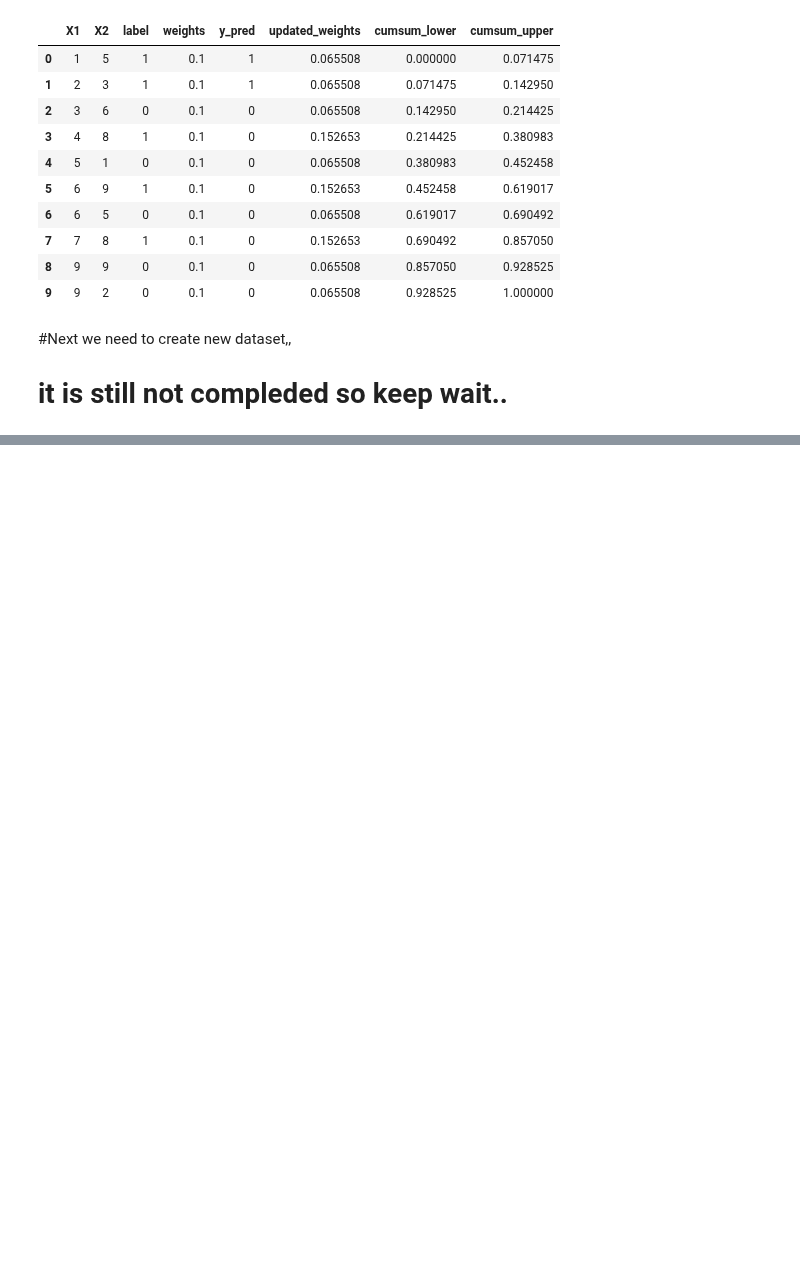
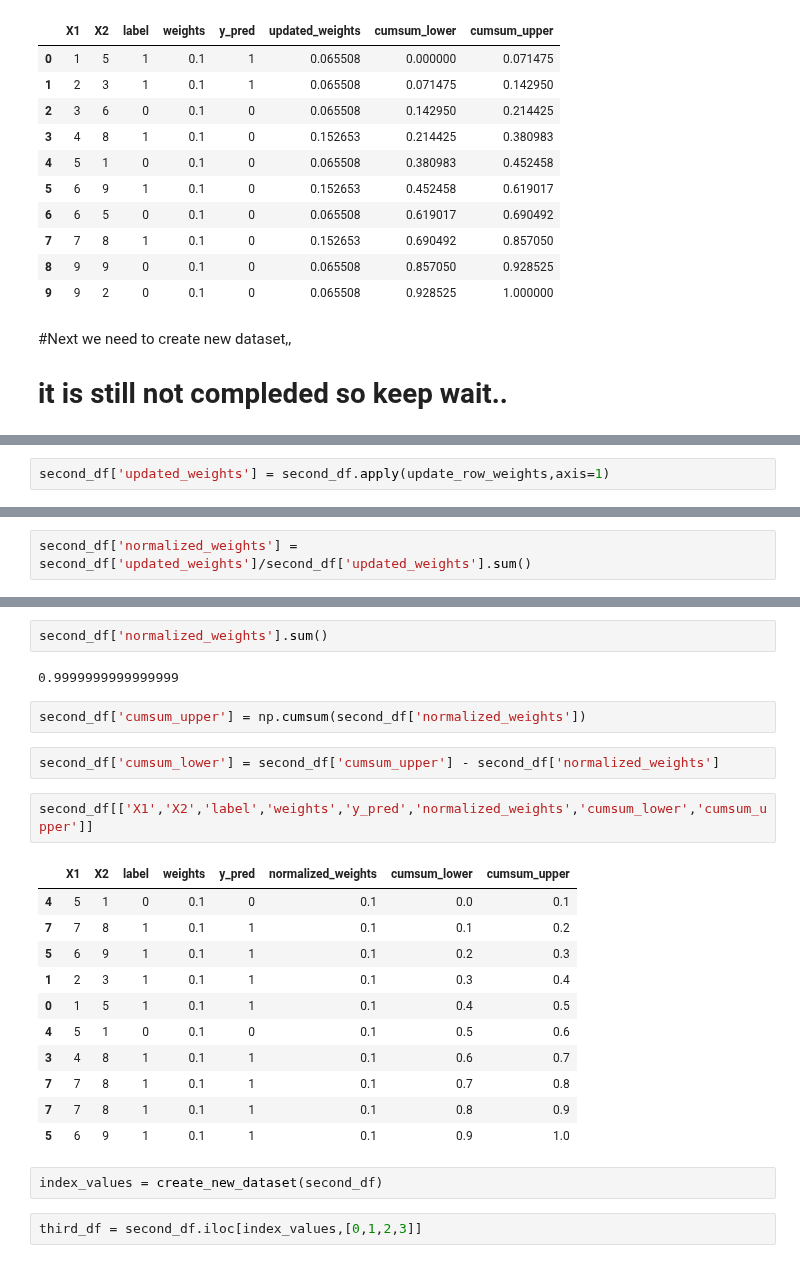
Before and after one commit to rocket0l4/ML-files, a Jupyter notebook: Ada_Boost.ipynb, the cells around one changed output, grey strips where cells are left out. Saved outputs shown, nothing was run; the diff lists cells and outputs as text; blank space fills up the shorter version.

```diff
--- a/Ada_Boost.ipynb
+++ b/Ada_Boost.ipynb
@@ -197,0 +296,2 @@ df[['X1','X2','label','weights','y_pred','updated_weights','cumsum_lower','cumsu
+# %%
+second_df['updated_weights'] = second_df.apply(update_row_weights,axis=1)
@@ -197,0 +314,2 @@ df[['X1','X2','label','weights','y_pred','updated_weights','cumsum_lower','cumsu
+# %%
+second_df['normalized_weights'] = second_df['updated_weights']/second_df['updated_weights'].sum()
@@ -197,0 +330,26 @@ df[['X1','X2','label','weights','y_pred','updated_weights','cumsum_lower','cumsu
+# %%
+second_df['normalized_weights'].sum()
+# %% [output]
+0.9999999999999999
+# %%
+second_df['cumsum_upper'] = np.cumsum(second_df['normalized_weights'])
+# %%
+second_df['cumsum_lower'] = second_df['cumsum_upper'] - second_df['normalized_weights']
+# %%
+second_df[['X1','X2','label','weights','y_pred','normalized_weights','cumsum_lower','cumsum_upper']]
+# %% [output]
+|  | X1 | X2 | label | weights | y_pred | normalized_weights | cumsum_lower | cumsum_upper |
+| 4 | 5 | 1 | 0 | 0.1 | 0 | 0.1 | 0.0 | 0.1 |
+| 7 | 7 | 8 | 1 | 0.1 | 1 | 0.1 | 0.1 | 0.2 |
+| 5 | 6 | 9 | 1 | 0.1 | 1 | 0.1 | 0.2 | 0.3 |
+| 1 | 2 | 3 | 1 | 0.1 | 1 | 0.1 | 0.3 | 0.4 |
+| 0 | 1 | 5 | 1 | 0.1 | 1 | 0.1 | 0.4 | 0.5 |
+| 4 | 5 | 1 | 0 | 0.1 | 0 | 0.1 | 0.5 | 0.6 |
+| 3 | 4 | 8 | 1 | 0.1 | 1 | 0.1 | 0.6 | 0.7 |
+| 7 | 7 | 8 | 1 | 0.1 | 1 | 0.1 | 0.7 | 0.8 |
+| 7 | 7 | 8 | 1 | 0.1 | 1 | 0.1 | 0.8 | 0.9 |
+| 5 | 6 | 9 | 1 | 0.1 | 1 | 0.1 | 0.9 | 1.0 |
+# %%
+index_values = create_new_dataset(second_df)
+# %%
+third_df = second_df.iloc[index_values,[0,1,2,3]]
```
Also changed, not shown: parts of 42 cells of this notebook.
